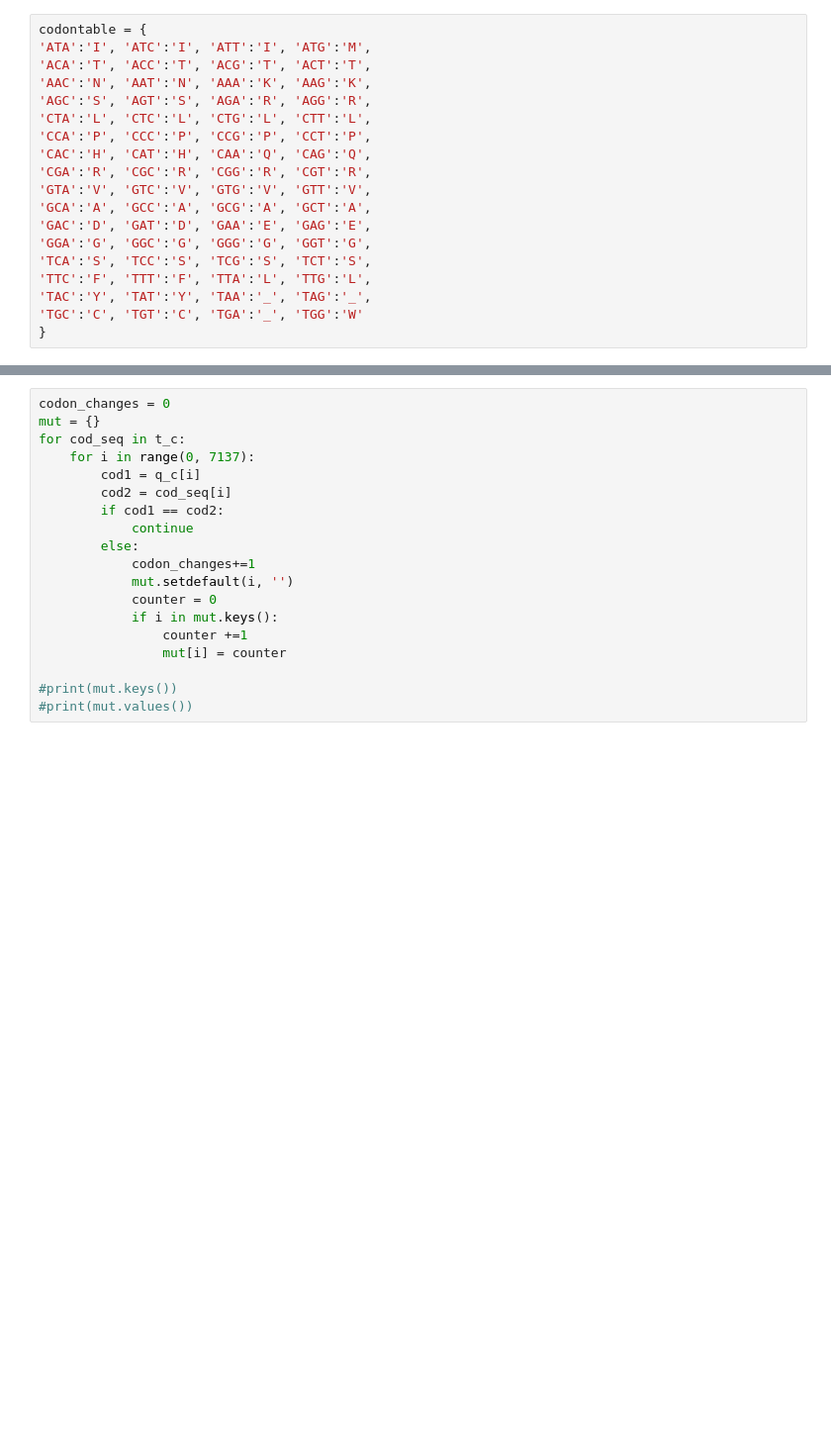
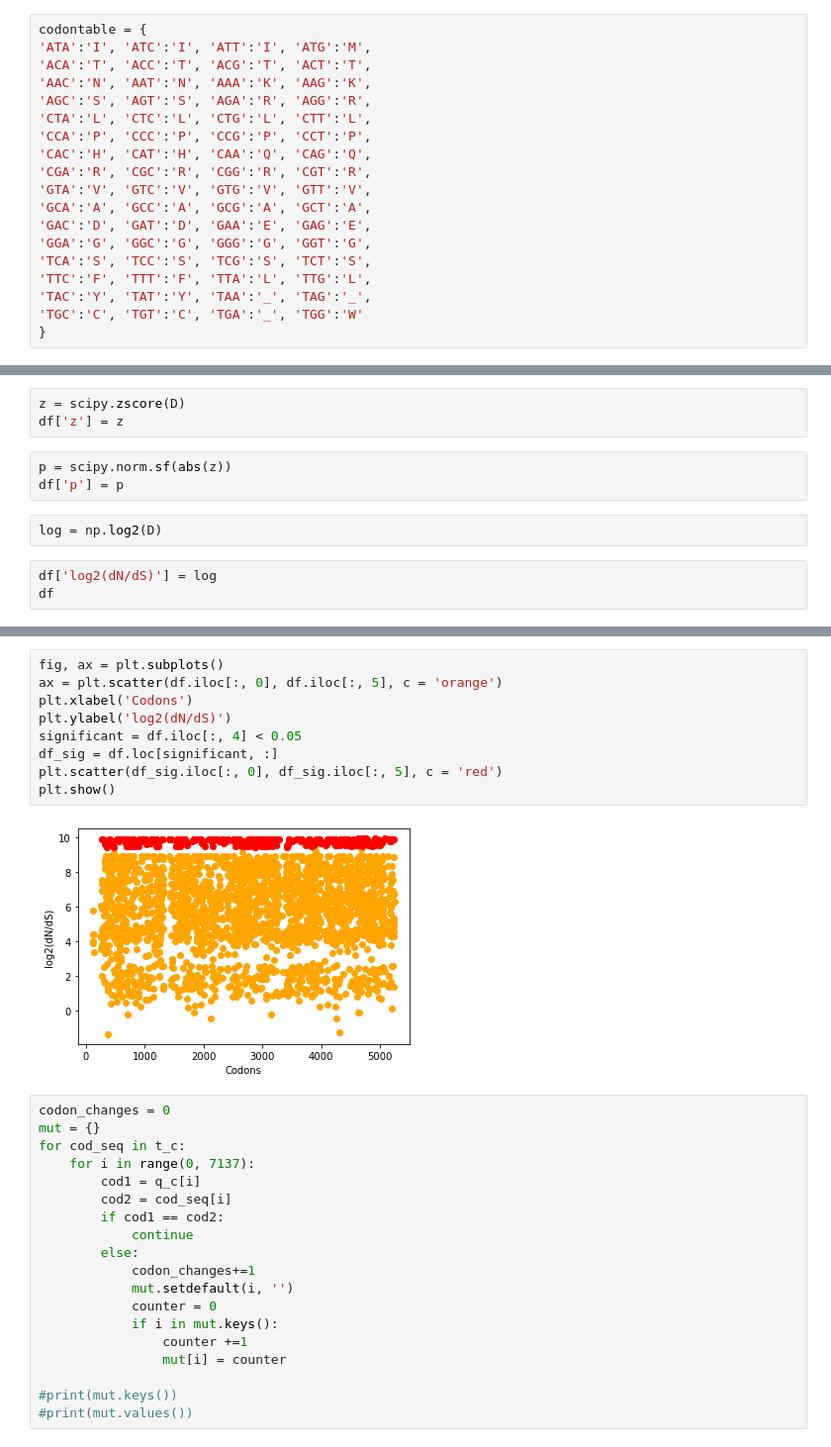
Before and after one commit to GiannaTricola/qbb2020-answers, a Jupyter notebook: week4/QuantLab4_startover.ipynb, the cells around one changed output, grey strips where cells are left out. Shown at 99% size. Cells and saved outputs as stored; diff of their text form; blank space fills up the shorter version.

```diff
--- a/week4/QuantLab4_startover.ipynb
+++ b/week4/QuantLab4_startover.ipynb
@@ -108,0 +176,11 @@ print(len(t_c))
+# %%
+z = scipy.zscore(D)
+df['z'] = z
+# %%
+p = scipy.norm.sf(abs(z))
+df['p'] = p
+# %%
+log = np.log2(D)
+# %%
+df['log2(dN/dS)'] = log
+df
@@ -109,3 +201,14 @@ print(len(t_c))
+# %%
+fig, ax = plt.subplots()
+ax = plt.scatter(df.iloc[:, 0], df.iloc[:, 5], c = 'orange')
+plt.xlabel('Codons')
+plt.ylabel('log2(dN/dS)')
+significant = df.iloc[:, 4] < 0.05
+df_sig = df.loc[significant, :]
+plt.scatter(df_sig.iloc[:, 0], df_sig.iloc[:, 5], c = 'red')
+plt.show()
+# %% [output]
+[figure, added]
 # %%
 codon_changes = 0
 mut = {}
```
Also changed, not shown: parts of 17 cells of this notebook.
